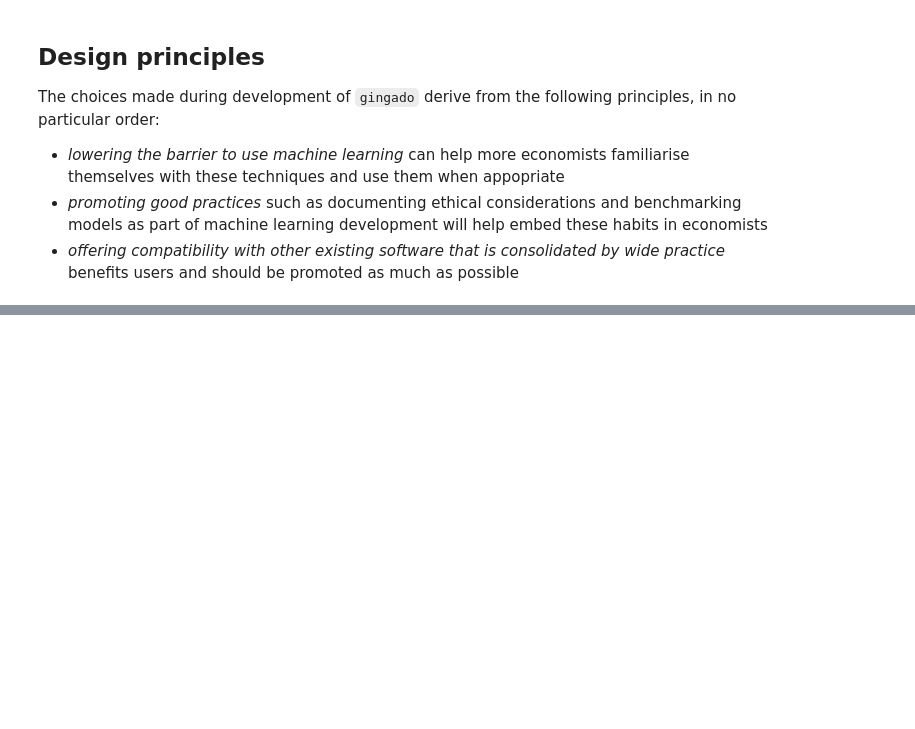
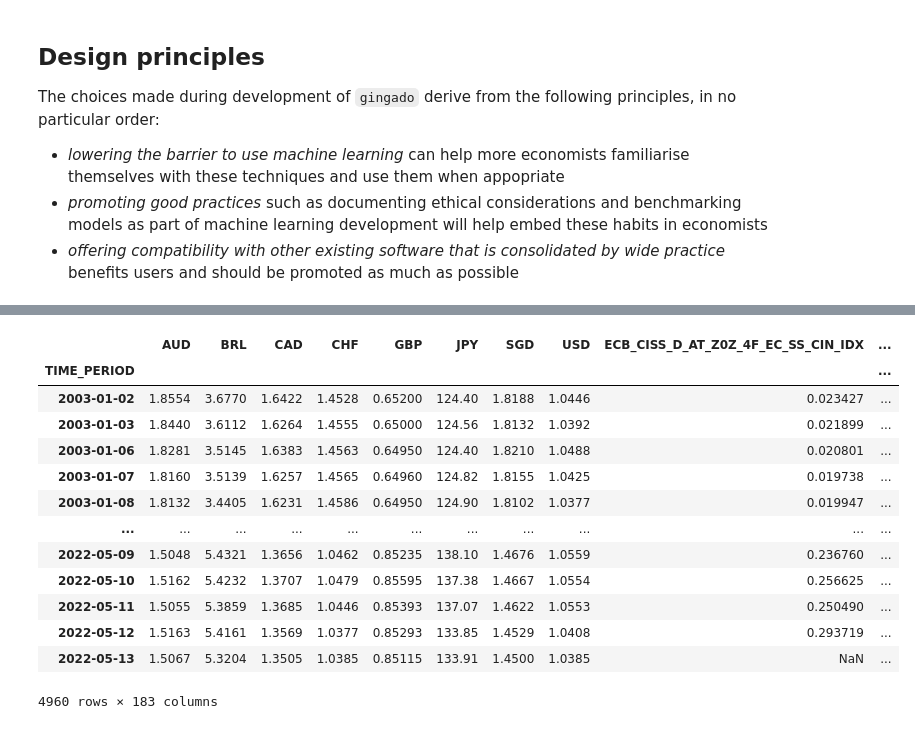
Before and after one commit to dkgaraujo/gingado, a Jupyter notebook: index.ipynb, the cells around one changed output, grey strips where cells are left out. Cells and saved outputs as stored; diff of their text form; code cells hidden in the pictures; blank space fills up the shorter version.

```diff
--- a/index.ipynb
+++ b/index.ipynb
@@ -107,0 +133,9 @@ The choices made during development of `gingado` derive from the following princ
+# %%
+import pandas as pd
+import pandasdmx as sdmx
+from sklearn.feature_selection import VarianceThreshold
+
+sources = ['ECB']
+key = {"FREQ": 'D'}
+
+params = {"startPeriod": '2003-01-01'}
@@ -107,0 +146,17 @@ The choices made during development of `gingado` derive from the following princ
+# %%
+data_sdmx = {}
+for source in sources:
+    src_conn = sdmx.Request(source, backend='memory', expire_after=1800)
+    src_dflows = src_conn.dataflow()
+    dflows = {k: v for k, v in src_dflows.dataflow.items()}
+    for dflow in dflows.keys():
+        print(f"Trying to download data from {source}'s dataflow {dflow}...")
+        try:
+            data = sdmx.to_pandas(src_conn.data(dflow, key=key, params=params), datetime='TIME_PERIOD')
+        except:
+            print("this dataflow does not have data in the desired frequency and time period.")
+            continue
+        data.columns = ['_'.join(col) for col in data.columns.to_flat_index()]
+        data_sdmx[source+"_"+dflow] = data
+df = pd.concat(data_sdmx, axis=1)
+df.columns = ['_'.join(col) for col in df.columns.to_flat_index()]
@@ -107,0 +167,10 @@ The choices made during development of `gingado` derive from the following princ
+# %%
+variance_threshold = None
+
+feat_sel = VarianceThreshold() if variance_threshold is None else VarianceThreshold(threshold=variance_threshold)
+feat_sel.fit(df)
+
+features_stay_ = df.columns[feat_sel.get_support()]
+features_removed_ = df.columns[~feat_sel.get_support()]
+
+df = df.iloc[:, feat_sel.get_support()]
@@ -107,0 +181,17 @@ The choices made during development of `gingado` derive from the following princ
+# %%
+augm_df = pd.concat([EUR_FX.dropna(), df], axis=1, join='inner')
+# %% [output]
+|  | AUD | BRL | CAD | CHF | GBP | JPY | SGD | USD | ECB_CISS_D_AT_Z0Z_4F_EC_SS_CIN_IDX | ... |
+| TIME_PERIOD |  |  |  |  |  |  |  |  |  | ... |
+| 2003-01-02 | 1.8554 | 3.6770 | 1.6422 | 1.4528 | 0.65200 | 124.40 | 1.8188 | 1.0446 | 0.023427 | ... |
+| 2003-01-03 | 1.8440 | 3.6112 | 1.6264 | 1.4555 | 0.65000 | 124.56 | 1.8132 | 1.0392 | 0.021899 | ... |
+| 2003-01-06 | 1.8281 | 3.5145 | 1.6383 | 1.4563 | 0.64950 | 124.40 | 1.8210 | 1.0488 | 0.020801 | ... |
+| 2003-01-07 | 1.8160 | 3.5139 | 1.6257 | 1.4565 | 0.64960 | 124.82 | 1.8155 | 1.0425 | 0.019738 | ... |
+| 2003-01-08 | 1.8132 | 3.4405 | 1.6231 | 1.4586 | 0.64950 | 124.90 | 1.8102 | 1.0377 | 0.019947 | ... |
+| ... | ... | ... | ... | ... | ... | ... | ... | ... | ... | ... |
+| 2022-05-09 | 1.5048 | 5.4321 | 1.3656 | 1.0462 | 0.85235 | 138.10 | 1.4676 | 1.0559 | 0.236760 | ... |
+| 2022-05-10 | 1.5162 | 5.4232 | 1.3707 | 1.0479 | 0.85595 | 137.38 | 1.4667 | 1.0554 | 0.256625 | ... |
+| 2022-05-11 | 1.5055 | 5.3859 | 1.3685 | 1.0446 | 0.85393 | 137.07 | 1.4622 | 1.0553 | 0.250490 | ... |
+| 2022-05-12 | 1.5163 | 5.4161 | 1.3569 | 1.0377 | 0.85293 | 133.85 | 1.4529 | 1.0408 | 0.293719 | ... |
+| 2022-05-13 | 1.5067 | 5.3204 | 1.3505 | 1.0385 | 0.85115 | 133.91 | 1.4500 | 1.0385 | NaN | ... |
+4960 rows × 183 columns
```
Also changed, not shown: parts of 23 cells of this notebook, 16 other files.
